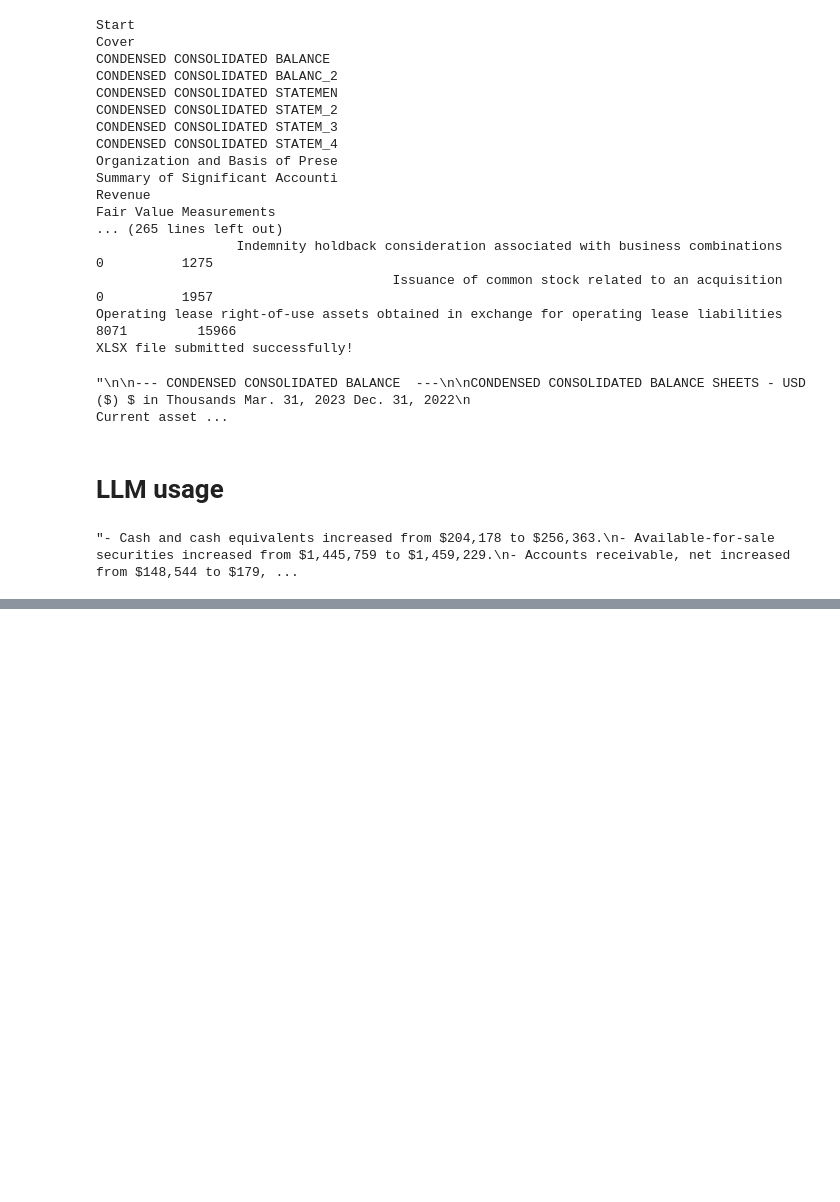
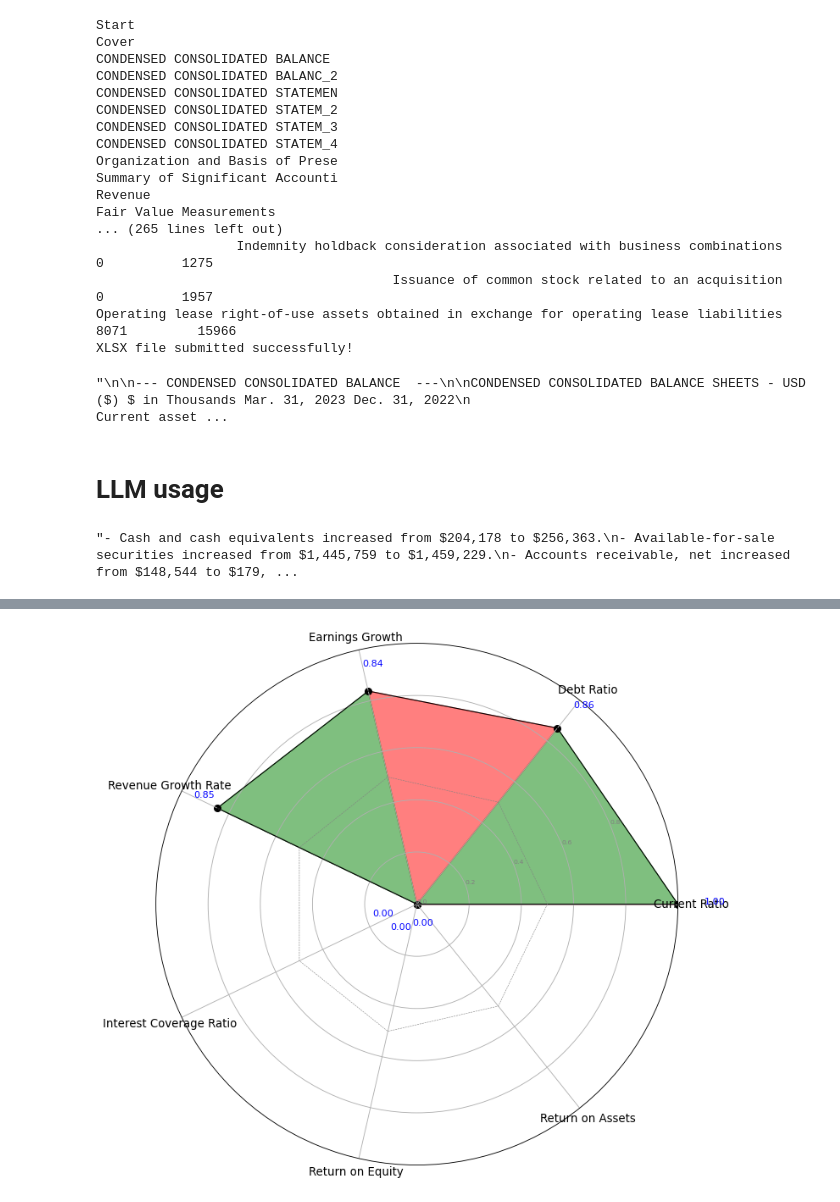
Before and after one commit to viethuy25/auto_consum, a Jupyter notebook: main.ipynb, the cells around one changed output, grey strips where cells are left out. Drawn from its saved outputs; the diff is of its cells as text; code cells hidden in the pictures; blank space fills up the shorter version.

Commit message:
update July 4
Chart generated. Finish work flow for not profitable companies. Todo: work flow for positive cash flow companies.

```diff
--- a/main.ipynb
+++ b/main.ipynb
@@ -215,0 +362,51 @@ data
+# %%
+fig, ax = plt.subplots(figsize=(10, 10), dpi=80, subplot_kw=dict(polar=True))
+
+# Define the thresholds
+thresholds = [1, 0.3, 0.1, 0.1, 0.8, 0.1, 0.1]
+
+# Draw filled polygons
+for i in range(num_vars):
+    if (metrics[i] == "Current Ratio" and values[i] >= thresholds[i]) or \
+       (metrics[i] == "Debt Ratio" and values[i] <= thresholds[i]) or \
+       (metrics[i] != "Current Ratio" and metrics[i] != "Debt Ratio" and values[i] >= thresholds[i]):
+        color = 'green'
+    else:
+        color = 'red'
+    ax.fill(angles[i:i+2] + angles[i:i+2][::-1],
+            values[i:i+2] + [0, 0],
+            color=color, alpha=0.5)
+
+# # Draw filled polygons
+# for i in range(num_vars):
+#     if metrics[i] == "Debt Ratio":
+#         color = 'green' if values[i] <= values[i+1] else 'red'
+#     else:
+#         color = 'green' if values[i] >= values[i+1] else 'red'
+#     ax.fill(angles[i:i+2] + angles[i:i+2][::-1],
+#             values[i:i+2] + [0, 0],
+#             color=color, alpha=0.5)
+
+# Draw outline and points
+ax.plot(angles, values, color="black", linewidth=1)
+ax.scatter(angles, values, color="black", s=50)
+
+# Draw labels and y-ticks
+plt.xticks(angles[:-1], metrics, color='black', size=12)
+plt.yticks(np.arange(0, 1, 0.2), color='grey', size=7)
+plt.ylim(0, 1)
+
+# Draw y=0.5 line
+ax.plot(angles, [0.5] * len(angles), linestyle='dashed', color='grey', linewidth=0.5)
+
+# Annotate values
+for angle, value, label in zip(angles, values, metrics):
+    if angle > pi:
+        alignment = {'horizontalalignment': 'right', 'verticalalignment': 'baseline'}
+    else:
+        alignment = {'horizontalalignment': 'left', 'verticalalignment': 'baseline'}
+    ax.text(angle, value + 0.1, f'{value:.2f}', size=10, color='blue', **alignment)
+
+plt.show()
+# %% [output]
+[figure, added]
```
Also changed, not shown: parts of 11 cells of this notebook.
